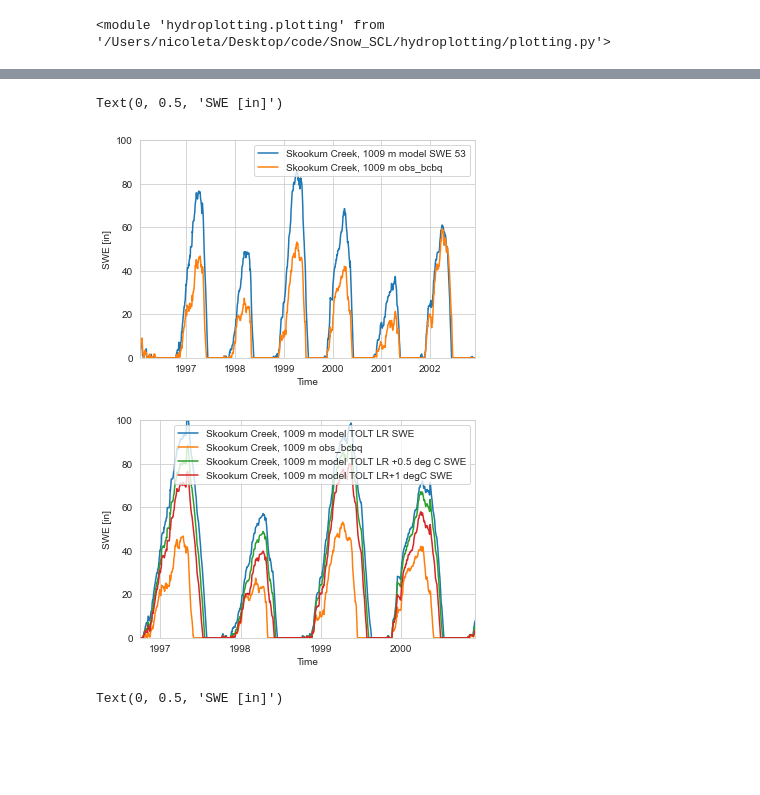
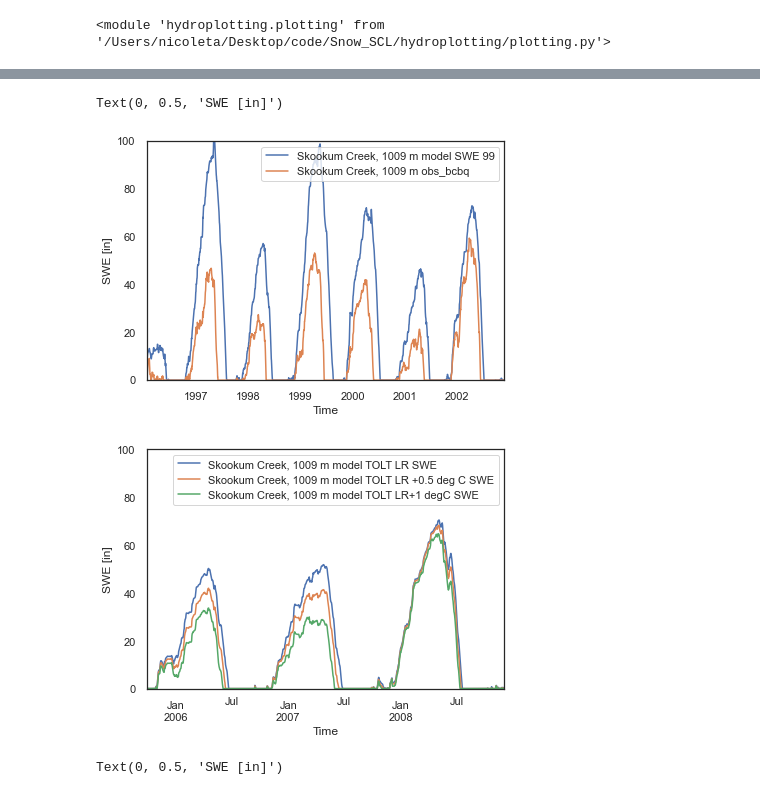
Before and after one commit to NCristea/Snow_SCL, a Jupyter notebook: plots_for_manuscript.ipynb, the cells around one changed output, grey strips where cells are left out. Cells and saved outputs as stored; diff of their text form; code cells hidden in the pictures; blank space fills up the shorter version.

```diff
--- a/plots_for_manuscript.ipynb
+++ b/plots_for_manuscript.ipynb
@@ -108,11 +111,15 @@ df_model_data_Skookum_prism_grid
 # %%
 #plot modeled SWE vs. observed at Skookum Creek
-ax = df_model_data_Skookum_prism_grid.plot(kind='line',  y = 'SWE_m', label = 'model')
+sns.set_context("paper")
+sns.set(font_scale=1.5)
+sns.set_style("whitegrid")
+
+ax = df_model_data_Skookum_prism_delta_05.plot(kind='line',  y = 'SWE_m', label = 'model', figsize=(15, 8))
 df_snotel_Skookum.plot(kind='line',  y = 'SWE_m', label = 'observed', ax = ax)
 #df_model_data_Skookum_67.plot(kind='line',  y = 'swq', label = 'Skookum Creek, 1009 m model 67 SWE', ax = ax)
 #df_model_data_Skookum_53.plot(kind='line',  y = 'swq', label = 'Skookum Creek, 1009 m model 53 SWE', ax = ax)
 
-ax.set_xlim([datetime(1996, 1, 21), datetime(2016, 12, 1)])
+ax.set_xlim([datetime(1996, 1, 21), datetime(2021, 12, 1)])
 ax.set_ylim([0, 2.3])
 plt.xlabel('Time')
 plt.ylabel('SWE [m]')
@@ -121,0 +129,14 @@ Text(0, 0.5, 'SWE [in]')
+# %%
+f, axes = plt.subplots(1, 1, figsize=(15, 8))
+sns.set_theme(style='white', font_scale=1.5)
+#fig.tight_layout(h_pad=5, w_pad=5)
+#plt.subplots_adjust(hspace=0.2, wspace=0)
+sns.lineplot(x='time', y = 'SWE_m', label = 'observed', data = df_snotel_Skookum, ax=axes)
+sns.lineplot(x='datetime', y = 'SWE_m', label = 'simulated baseline', data = df_model_data_Skookum_99, ax=axes)
+sns.lineplot(x='datetime', y = 'SWE_m', label = 'simulated baseline prism delta 05', data = df_model_data_Skookum_prism_delta_05, ax=axes)
+sns.lineplot(x='datetime', y = 'SWE_m', label = 'simulated +0.5 deg warming', data = df_model_data_Skookum_101, ax=axes)
+sns.lineplot(x='datetime', y = 'SWE_m', label = 'simulated +1 deg warming', data = df_model_data_Skookum_91, ax=axes)
+
+axes.set_xlim([datetime(2000, 1, 21), datetime(2006, 12, 1)])
+axes.set_ylabel('SWE [m]')
+#axes.set_ylim([0, 500])
@@ -204,6 +229,6 @@ flow_model_
 # %%
 #plot modeled SWE vs. observed at Skookum Creek
-ax = df_model_data_Skookum.plot(kind='line',  y = 'swq', label = 'Skookum Creek, 1009 m model SWE 53')
+ax = df_model_data_Skookum_99.plot(kind='line',  y = 'swq', label = 'Skookum Creek, 1009 m model SWE 99')
 df_snotel_Skookum.plot(kind='line',  y = 'SWE_in', label = 'Skookum Creek, 1009 m obs_bcbq', ax = ax)
 #df_model_data_Skookum_99.plot(kind='line',  y = 'swq', label = 'Skookum Creek, 1009 m model 99 SWE', ax = ax)
 #df_model_data_Skookum_99.plot(kind='line',  y = 'swq', label = 'Skookum Creek, 1009 m model 99 SWE', ax = ax)
@@ -214,22 +239,30 @@ plt.xlabel('Time')
 plt.ylabel('SWE [in]')
 # %% [output]
 Text(0, 0.5, 'SWE [in]')
-[figure, old version]
+[figure, new version]
 # %%
 #plot SWE from different model runs - sensitivity to warming
+
+
 ax = df_model_data_Skookum_99.plot(kind='line',  y = 'swq', label = 'Skookum Creek, 1009 m model TOLT LR SWE')
-df_snotel_Skookum.plot(kind='line',  y = 'SWE_in', label = 'Skookum Creek, 1009 m obs_bcbq', ax = ax)
+#df_snotel_Skookum.plot(kind='line',  y = 'SWE_in', label = 'Skookum Creek, 1009 m obs_bcbq', ax = ax)
 #df_model_data_Skookum_53.plot(kind='line',  y = 'swq', label = 'Skookum Creek, 1009 m model 53 SWE', ax = ax)
 df_model_data_Skookum_101.plot(kind='line',  y = 'swq', label = 'Skookum Creek, 1009 m model TOLT LR +0.5 deg C SWE', ax = ax)
 df_model_data_Skookum_91.plot(kind='line',  y = 'swq', label = 'Skookum Creek, 1009 m model TOLT LR+1 degC SWE', ax = ax)
 
-ax.set_xlim([datetime(1996, 10, 1), datetime(2000, 12, 1)])
+ax.set_xlim([datetime(2005, 10, 1), datetime(2008, 12, 1)])
 ax.set_ylim([0, 100])
 plt.xlabel('Time')
 plt.ylabel('SWE [in]')
 plt.show()
+
+sns.move_legend(ax, "lower left", bbox_to_anchor=(.55, .45), frameon=False)
+sns.set_context("paper")
+sns.set(font_scale = 1)
+sns.set_style("white")
+#sns.move_legend(ax, "upper left", bbox_to_anchor=(1, 1))
 # %% [output]
-[figure, old version]
+[figure, new version]
 # %%
 #plot SWE from different model runs - sensitivity to warming
 ax = df_model_data_Skookum_61.plot(kind='line',  y = 'swq', label = 'Skookum Creek, 1009 m model LR = -6.5 deg C/Km SWE')
```
Also changed, not shown: parts of 18 cells of this notebook, 10 other files.
